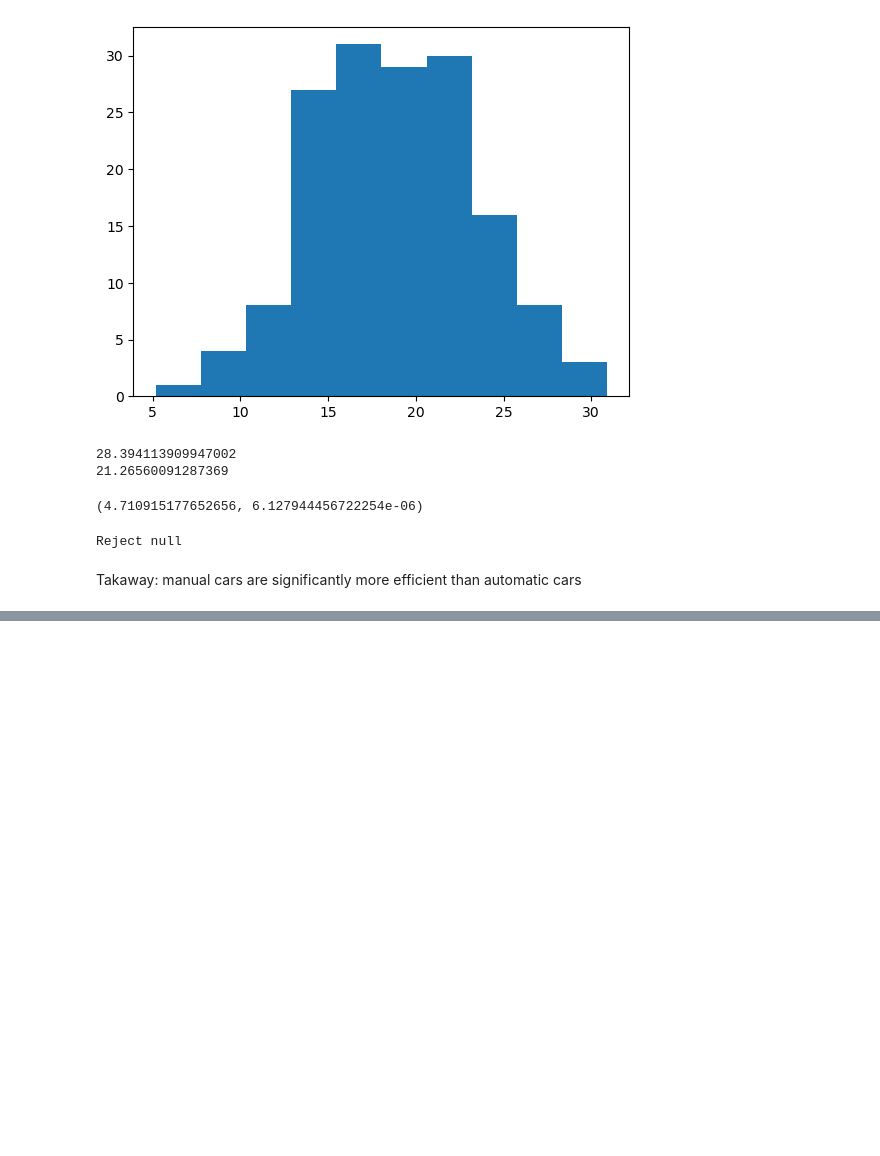
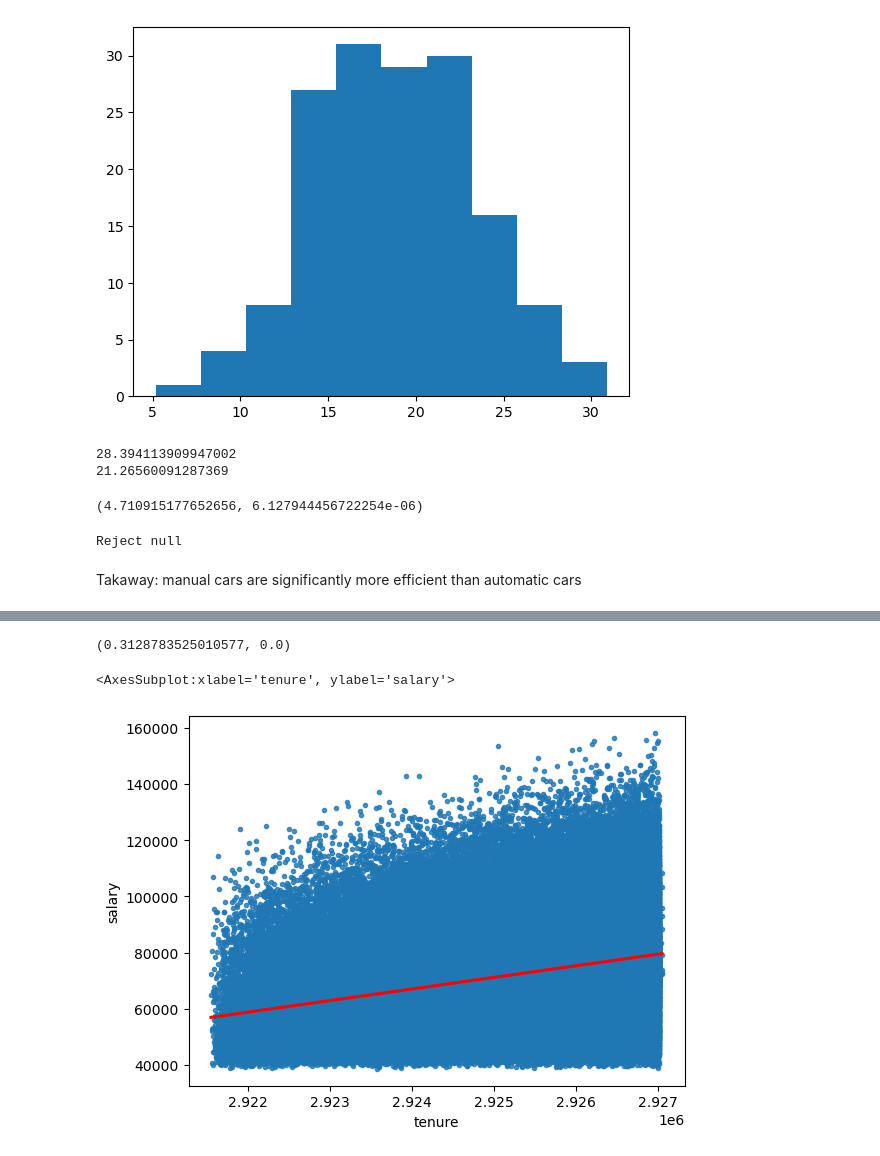
Before and after one commit to ihcrane/statistics-exercises, a Jupyter notebook: hypothesis_testing.ipynb, the cells around one changed output, grey strips where cells are left out. Cells and saved outputs as stored; diff of their text form; code cells hidden in the pictures; blank space fills up the shorter version.

```diff
--- a/hypothesis_testing.ipynb
+++ b/hypothesis_testing.ipynb
@@ -734,0 +825,5 @@ Takaway: manual cars are significantly more efficient than automatic cars
+# %%
+db_url = f'mysql+pymysql://{env.username}:{env.password}@{env.hostname}/employees'
+df3 = pd.read_sql('''SELECT s.emp_no, s.salary, s.to_date, e.hire_date FROM salaries AS s
+                JOIN employees AS e ON e.emp_no = s.emp_no WHERE s.to_date >= NOW();''', db_url)
+df3.head()
@@ -734,0 +837,13 @@ Takaway: manual cars are significantly more efficient than automatic cars
+# %%
+df3['tenure'] = (df3.to_date - df3.hire_date).astype(str).str.split(' ', expand = True)[0].astype(int)
+# %%
+corr, p= stats.spearmanr(df3.tenure, df3.salary)
+corr, p
+# Significant relationship but not very strong
+# %% [output]
+(0.3128783525010577, 0.0)
+# %%
+sns.regplot(df3.tenure, df3.salary, marker = '.', line_kws = {'color': 'red'})
+# %% [output]
+<AxesSubplot:xlabel='tenure', ylabel='salary'>
+[figure, added]
```
Also changed, not shown: parts of 57 cells of this notebook, 2 other files.
